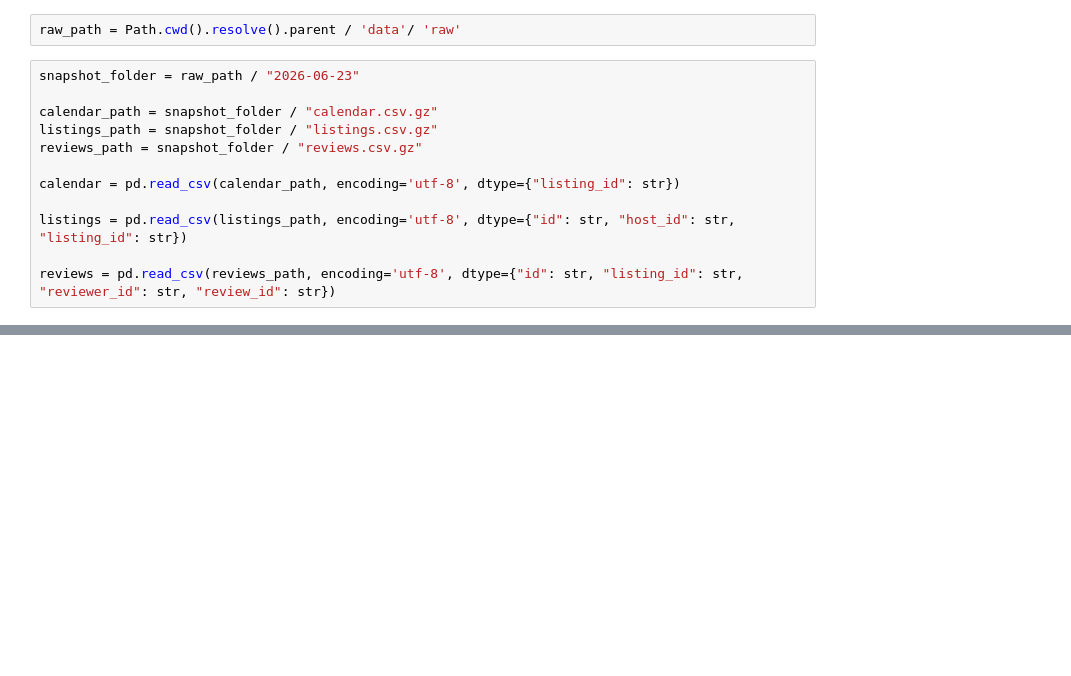
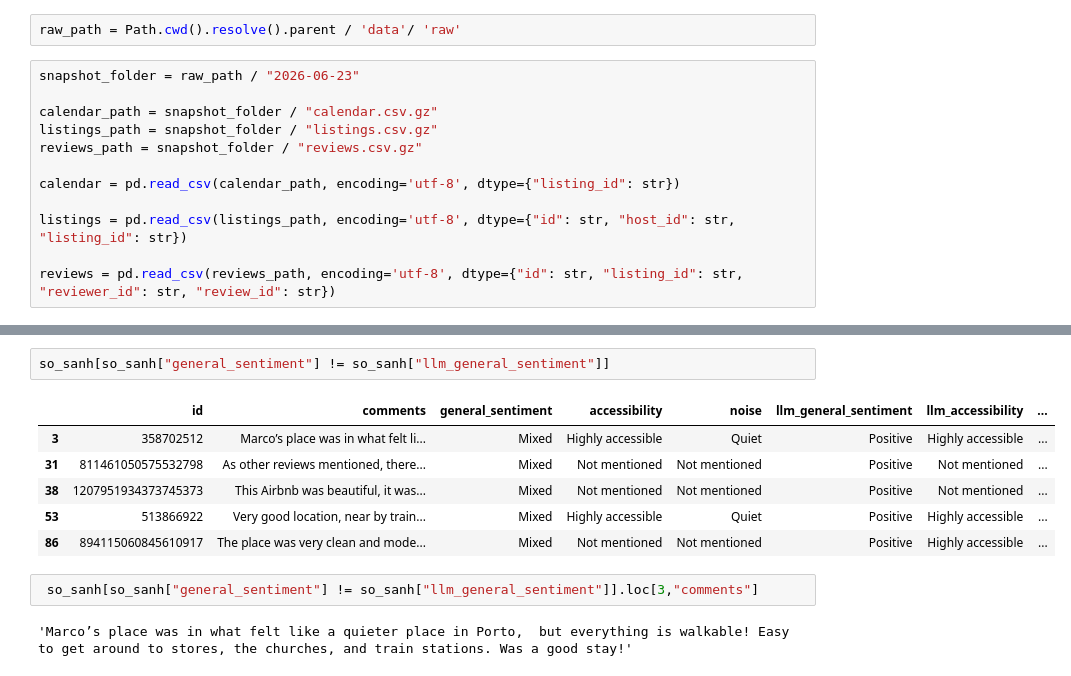
Before and after one commit to 25022850-art/2627-LTXLDL-Airbnb-Nhom6, a Jupyter notebook: notebooks/explore.ipynb, the cells around one changed output, grey strips where cells are left out. Drawn from its saved outputs; the diff is of its cells as text; blank space fills up the shorter version.

```diff
--- a/notebooks/explore.ipynb
+++ b/notebooks/explore.ipynb
@@ -42,0 +188,13 @@ rv_to_label = reviews[reviews["Nhãn tay"].str.strip().str.lower()=='x'][["id",
+# %%
+so_sanh[so_sanh["general_sentiment"] != so_sanh["llm_general_sentiment"]]
+# %% [output]
+|  | id | comments | general_sentiment | accessibility | noise | llm_general_sentiment | llm_accessibility | ... |
+| 3 | 358702512 | Marco’s place was in what felt li... | Mixed | Highly accessible | Quiet | Positive | Highly accessible | ... |
+| 31 | 811461050575532798 | As other reviews mentioned, there... | Mixed | Not mentioned | Not mentioned | Positive | Not mentioned | ... |
+| 38 | 1207951934373745373 | This Airbnb was beautiful, it was... | Mixed | Not mentioned | Not mentioned | Positive | Not mentioned | ... |
+| 53 | 513866922 | Very good location, near by train... | Mixed | Highly accessible | Quiet | Positive | Highly accessible | ... |
+| 86 | 894115060845610917 | The place was very clean and mode... | Mixed | Not mentioned | Not mentioned | Positive | Highly accessible | ... |
+# %%
+ so_sanh[so_sanh["general_sentiment"] != so_sanh["llm_general_sentiment"]].loc[3,"comments"]
+# %% [output]
+'Marco’s place was in what felt like a quieter place in Porto,  but everything is walkable! Easy to get around to stores, the churches, and train stations. Was a good stay!'
```
Also changed, not shown: parts of 14 cells of this notebook.
